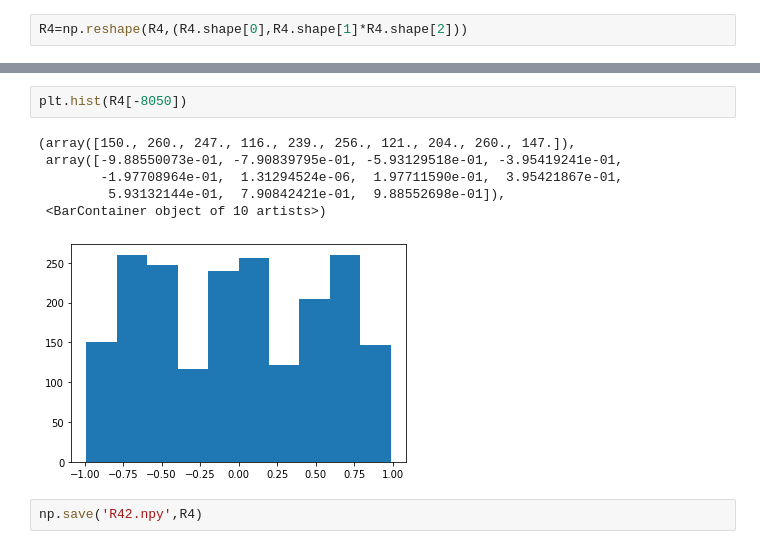
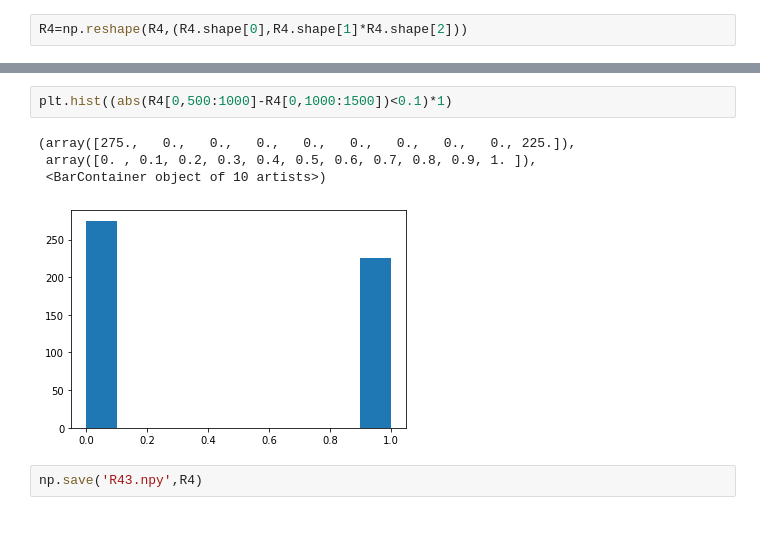
Before and after one commit to RafLaf/dreem-challange, a Jupyter notebook: RC-expandfeat.ipynb, the cells around one changed output, grey strips where cells are left out. Saved outputs shown, nothing was run; the diff lists cells and outputs as text.

```diff
--- a/RC-expandfeat.ipynb
+++ b/RC-expandfeat.ipynb
@@ -107,11 +114,9 @@ plt.imshow(R4)
-# %%
-plt.hist(R4[-8050])
-# %% [output]
-(array([150., 260., 247., 116., 239., 256., 121., 204., 260., 147.]),
- array([-9.88550073e-01, -7.90839795e-01, -5.93129518e-01, -3.95419241e-01,
-        -1.97708964e-01,  1.31294524e-06,  1.97711590e-01,  3.95421867e-01,
-         5.93132144e-01,  7.90842421e-01,  9.88552698e-01]),
- <BarContainer object of 10 artists>)
-[figure, removed]
+# %%
+plt.hist((abs(R4[0,500:1000]-R4[0,1000:1500])<0.1)*1)
+# %% [output]
+(array([275.,   0.,   0.,   0.,   0.,   0.,   0.,   0.,   0., 225.]),
+ array([0. , 0.1, 0.2, 0.3, 0.4, 0.5, 0.6, 0.7, 0.8, 0.9, 1. ]),
+ <BarContainer object of 10 artists>)
+[figure, added]
 # %%
-np.save('R42.npy',R4)
+np.save('R43.npy',R4)
```
Also changed, not shown: parts of 10 cells of this notebook, 3 other files.
